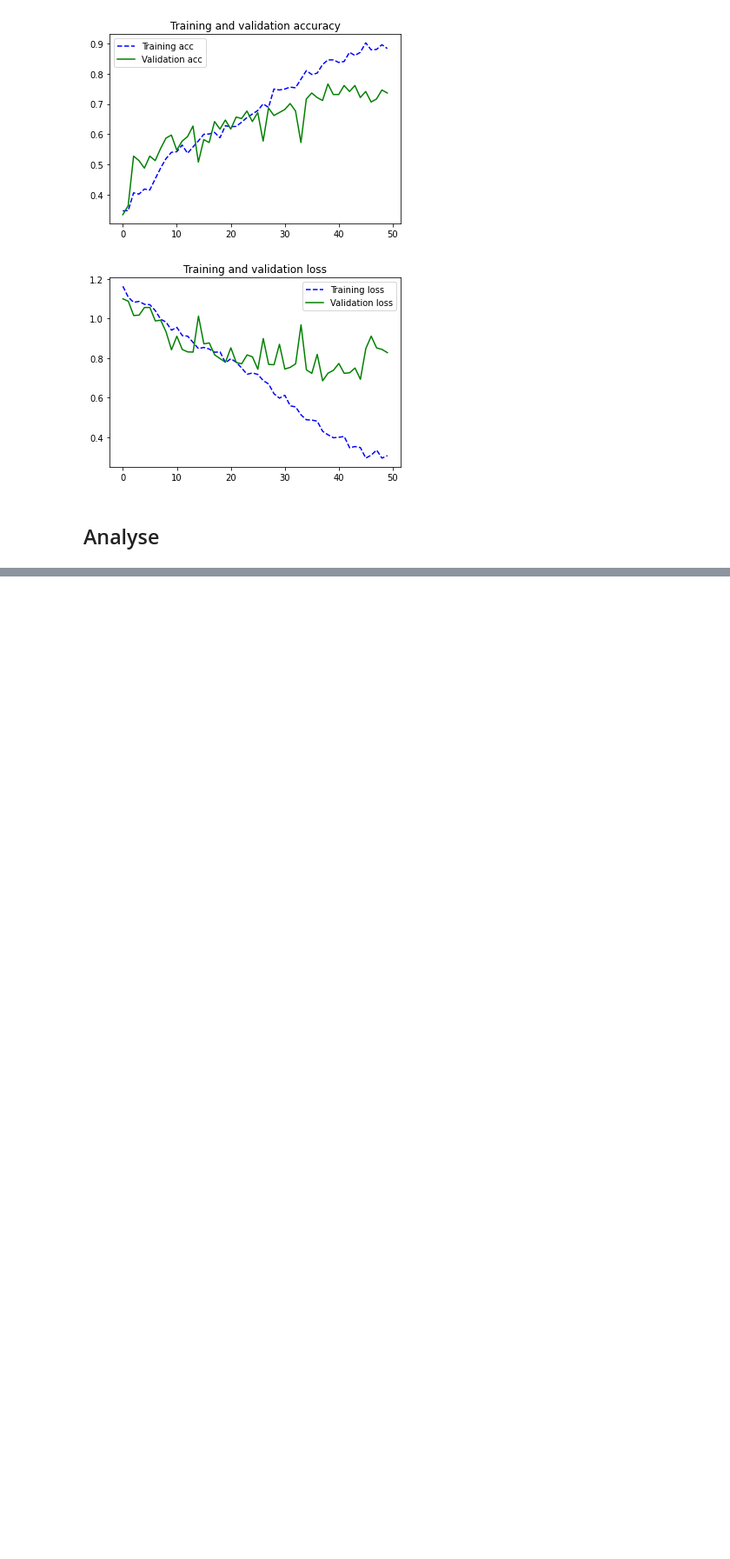
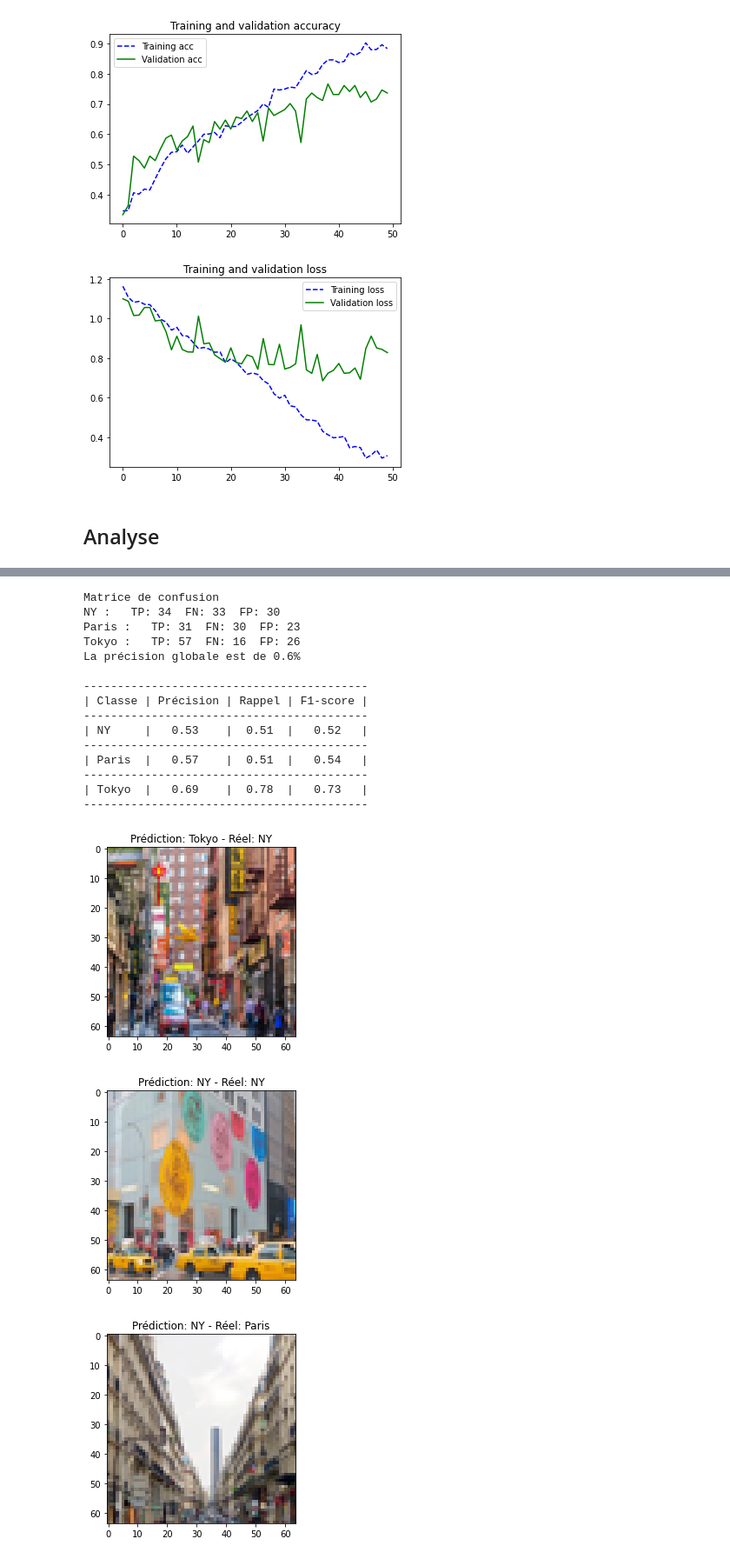
Before and after one commit to TCD32/Projet-CapitalsLearning, a Jupyter notebook: src/CapitalsLearning.ipynb, the cells around one changed output, grey strips where cells are left out. Shown at 87% size. Cells and saved outputs as stored; diff of their text form; code cells hidden in the pictures; blank space fills up the shorter version.

```diff
--- a/src/CapitalsLearning.ipynb
+++ b/src/CapitalsLearning.ipynb
@@ -30,3 +78,39 @@ class_labels = ["NY", "Paris", "Tokyo"]
+# %%
+def show_prediction(x, y, y_pred=[], id=None, image_size=64):
+  if id==None:
+    # Tirage aléatoire d'une image dans la base
+    num_img = np.random.randint(x.shape[0]-1)
+  else:
+    num_img = id
+
+  img = x[num_img]
+  lab = int(y[num_img])
+  lab_pred = np.argmax(y_pred[num_img])
+
+  # Affichage de l'image
+  plt.title("Prédiction: {} - Réel: {}".format(class_labels[lab_pred], class_labels[lab]))
+  plt.imshow(img)
+  plt.show()
+# %%
+def show_analye(x_test, y_test):
+    y_pred = model.predict(x_test)
+
+    class_res, accuracy = global_accuracy(y_test, y_pred)
+
+    print(f"La précision globale est de {accuracy:.1f}%")
+
+    print()
+    print("------------------------------------------")
+    print("| Classe | Précision | Rappel | F1-score |")
+    print("------------------------------------------")
+    for i in range(3):
+        print(f"| {class_labels[i]:7s}|   {class_res[i]['Precision']:.2f}    |  {class_res[i]['Rappel']:.2f}  |   {class_res[i]['F-score']:.2f}   |")
+        print("------------------------------------------")
+
+    image_idx = [1,18,67,98,145,187,121]
+
+    for i in image_idx:
+        show_prediction(x_test, y_test, y_pred = y_pred, id=i, image_size=IMAGE_SIZE)
 # %% [markdown]
 ## Chargement des données
 # %% [markdown]
@@ -468,0 +416,21 @@ print_data_localisation(x_test, y_test, y_pred = y_pred, image_size=IMAGE_SIZE)
+# %%
+show_analye(x_test, y_test)
+# %% [output]
+Matrice de confusion
+NY :   TP: 34  FN: 33  FP: 30
+Paris :   TP: 31  FN: 30  FP: 23
+Tokyo :   TP: 57  FN: 16  FP: 26
+La précision globale est de 0.6%
+
+------------------------------------------
+| Classe | Précision | Rappel | F1-score |
+------------------------------------------
+| NY     |   0.53    |  0.51  |   0.52   |
+------------------------------------------
+| Paris  |   0.57    |  0.51  |   0.54   |
+------------------------------------------
+| Tokyo  |   0.69    |  0.78  |   0.73   |
+------------------------------------------
+[figure, added]
+[figure, added]
+[figure, added]
```
Also changed, not shown: parts of 10 cells of this notebook.
